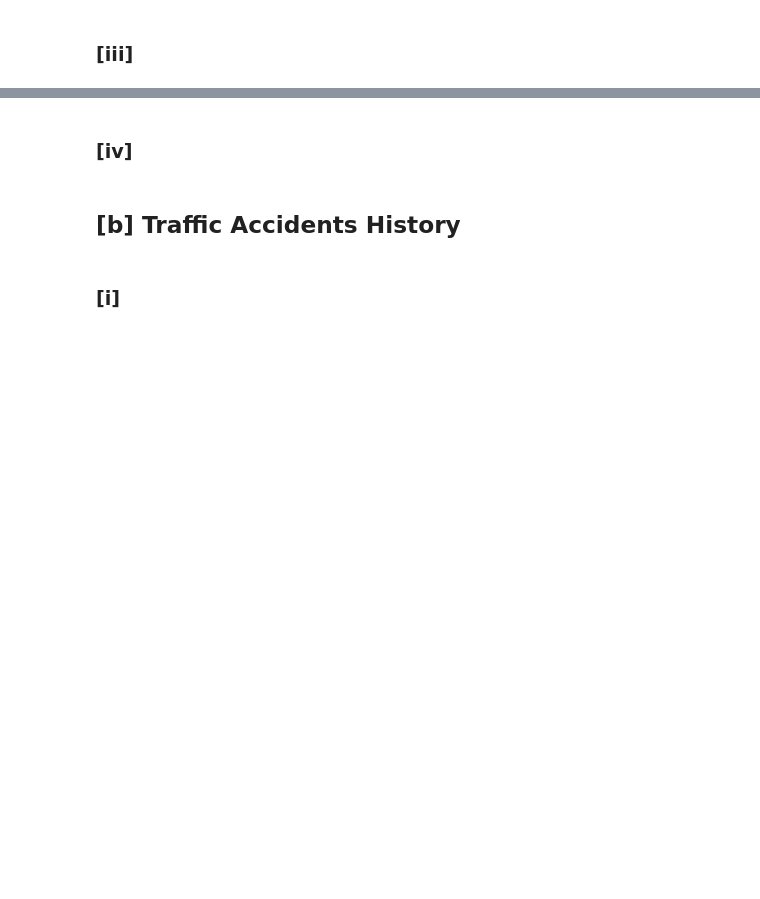
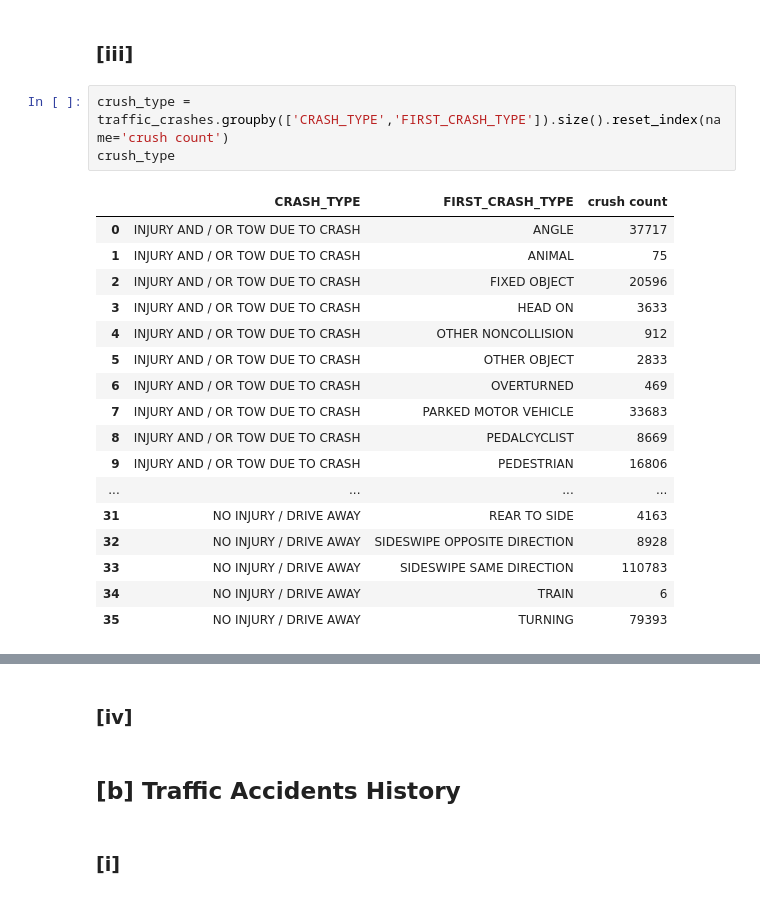
Before and after one commit to abdhashas/Data_mining_project, a Jupyter notebook: DM_HOMEWORK_1_BY_[عبدالرؤوف حسحس _طوني بطرس _عبد الله الزبداني].ipynb, the cells around one changed output, grey strips where cells are left out. Cells and saved outputs as stored; diff of their text form; blank space fills up the shorter version.

```diff
--- a/DM_HOMEWORK_1_BY_[عبدالرؤوف حسحس _طوني بطرس _عبد الله الزبداني].ipynb
+++ b/DM_HOMEWORK_1_BY_[عبدالرؤوف حسحس _طوني بطرس _عبد الله الزبداني].ipynb
@@ -1280,2 +1279,23 @@ plt.show()
 # %% [markdown]
 ### [iii]
+# %%
+crush_type = traffic_crashes.groupby(['CRASH_TYPE','FIRST_CRASH_TYPE']).size().reset_index(name='crush count')
+crush_type
+# %% [output]
+|  | CRASH_TYPE | FIRST_CRASH_TYPE | crush count |
+| 0 | INJURY AND / OR TOW DUE TO CRASH | ANGLE | 37717 |
+| 1 | INJURY AND / OR TOW DUE TO CRASH | ANIMAL | 75 |
+| 2 | INJURY AND / OR TOW DUE TO CRASH | FIXED OBJECT | 20596 |
+| 3 | INJURY AND / OR TOW DUE TO CRASH | HEAD ON | 3633 |
+| 4 | INJURY AND / OR TOW DUE TO CRASH | OTHER NONCOLLISION | 912 |
+| 5 | INJURY AND / OR TOW DUE TO CRASH | OTHER OBJECT | 2833 |
+| 6 | INJURY AND / OR TOW DUE TO CRASH | OVERTURNED | 469 |
+| 7 | INJURY AND / OR TOW DUE TO CRASH | PARKED MOTOR VEHICLE | 33683 |
+| 8 | INJURY AND / OR TOW DUE TO CRASH | PEDALCYCLIST | 8669 |
+| 9 | INJURY AND / OR TOW DUE TO CRASH | PEDESTRIAN | 16806 |
+| ... | ... | ... | ... |
+| 31 | NO INJURY / DRIVE AWAY | REAR TO SIDE | 4163 |
+| 32 | NO INJURY / DRIVE AWAY | SIDESWIPE OPPOSITE DIRECTION | 8928 |
+| 33 | NO INJURY / DRIVE AWAY | SIDESWIPE SAME DIRECTION | 110783 |
+| 34 | NO INJURY / DRIVE AWAY | TRAIN | 6 |
+| 35 | NO INJURY / DRIVE AWAY | TURNING | 79393 |
```
Also changed, not shown: parts of 2 cells of this notebook.
